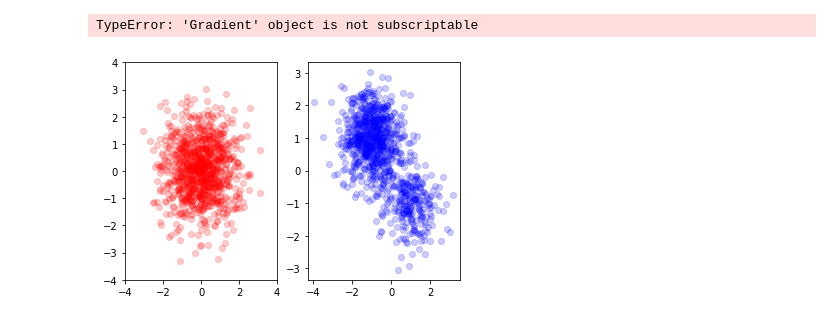
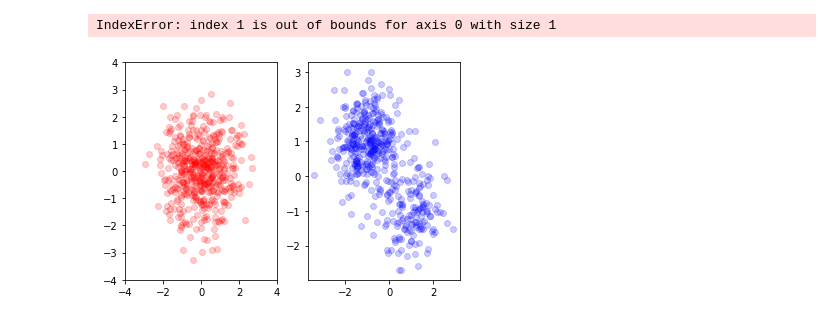
Before and after one commit to ae-bii/implementing-flows, a Jupyter notebook: 2D implementation.ipynb, the cells around one changed output. Drawn from its saved outputs; the diff is of its cells as text; code cells hidden in the pictures.

```diff
--- a/2D implementation.ipynb
+++ b/2D implementation.ipynb
@@ -79,35 +79,35 @@ def MixtureSampleGenerator():
     return MixtureSample
 
 def StandardNormalGenerator():
     Sample = []
-    x = np.random.standard_normal(5000)
-    y = np.random.standard_normal(5000)
-    for i in range(5000):
+    x = np.random.standard_normal(500)
+    y = np.random.standard_normal(500)
+    for i in range(500):
         Sample.append([x[i], y[i]])
     return Sample
 
 
 #------------------------------------------------------------- PLOTTING --------------------------------------------------------------
 MixtureSample = MixtureSampleGenerator()
 StandardNormal = StandardNormalGenerator()
 
 plt.subplot(1,2,1)
 plt.scatter(*zip(*StandardNormal), color = 'r', alpha = 0.2)
 plt.xlim(-4, 4)
 plt.ylim(-4, 4)
 
 plt.subplot(1,2,2)
 plt.scatter(*zip(*MixtureSample), color = 'b', alpha = 0.2)
 
 for i in range(50): # Maybe there is a problem of overfitting
     center = StandardNormal[random.randint(0, len(StandardNormal) - 1)]
     Beta = BetaCalculation()
     MixtureSample = SamplesUpdate(MixtureSample)
 
 plt.scatter(*zip(*MixtureSample), color = 'g', alpha = 0.2)
 plt.xlim(-4, 4)
 plt.ylim(-4, 4)
 plt.show()
 # %% [output]
-TypeError: 'Gradient' object is not subscriptable
+IndexError: index 1 is out of bounds for axis 0 with size 1
-[figure, old version]
+[figure, new version]
```
